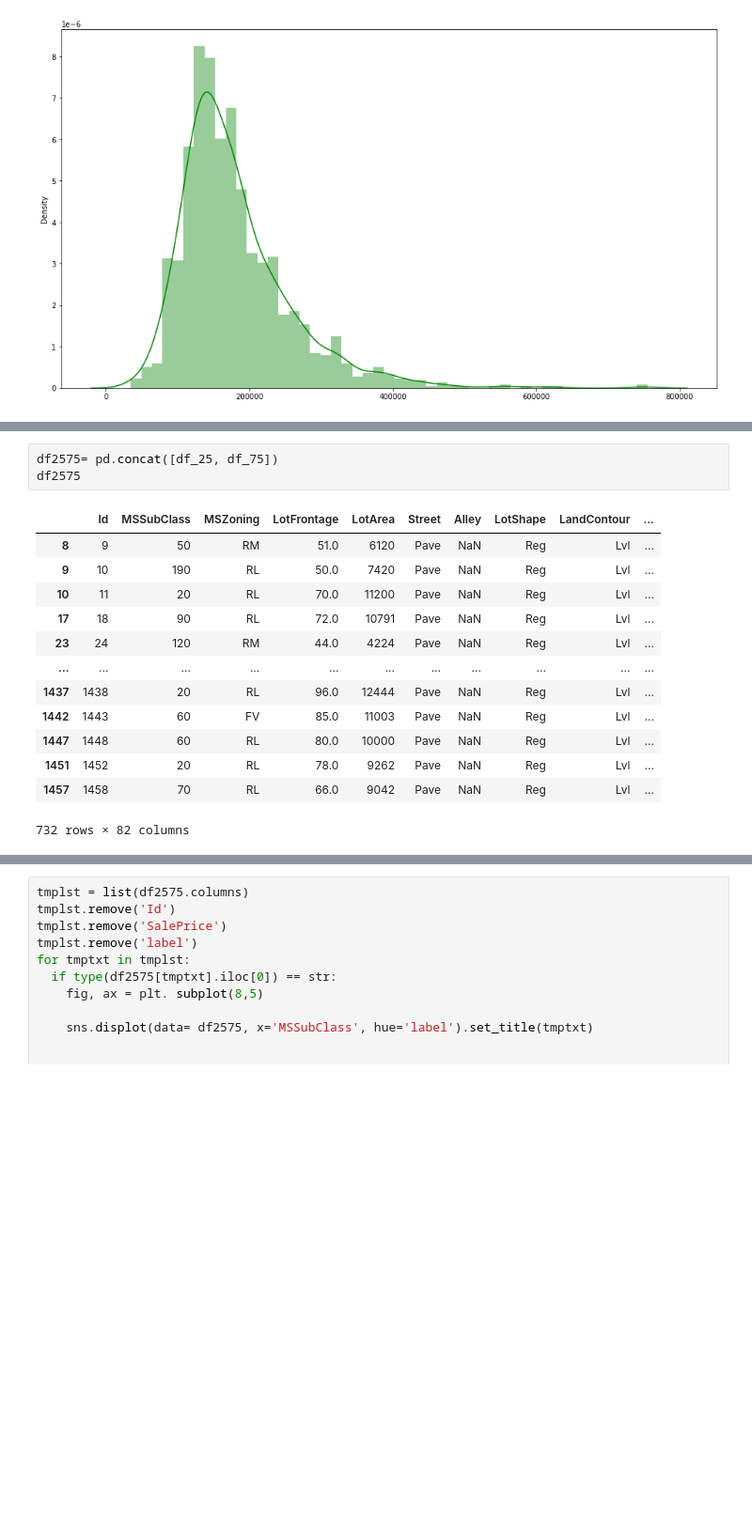
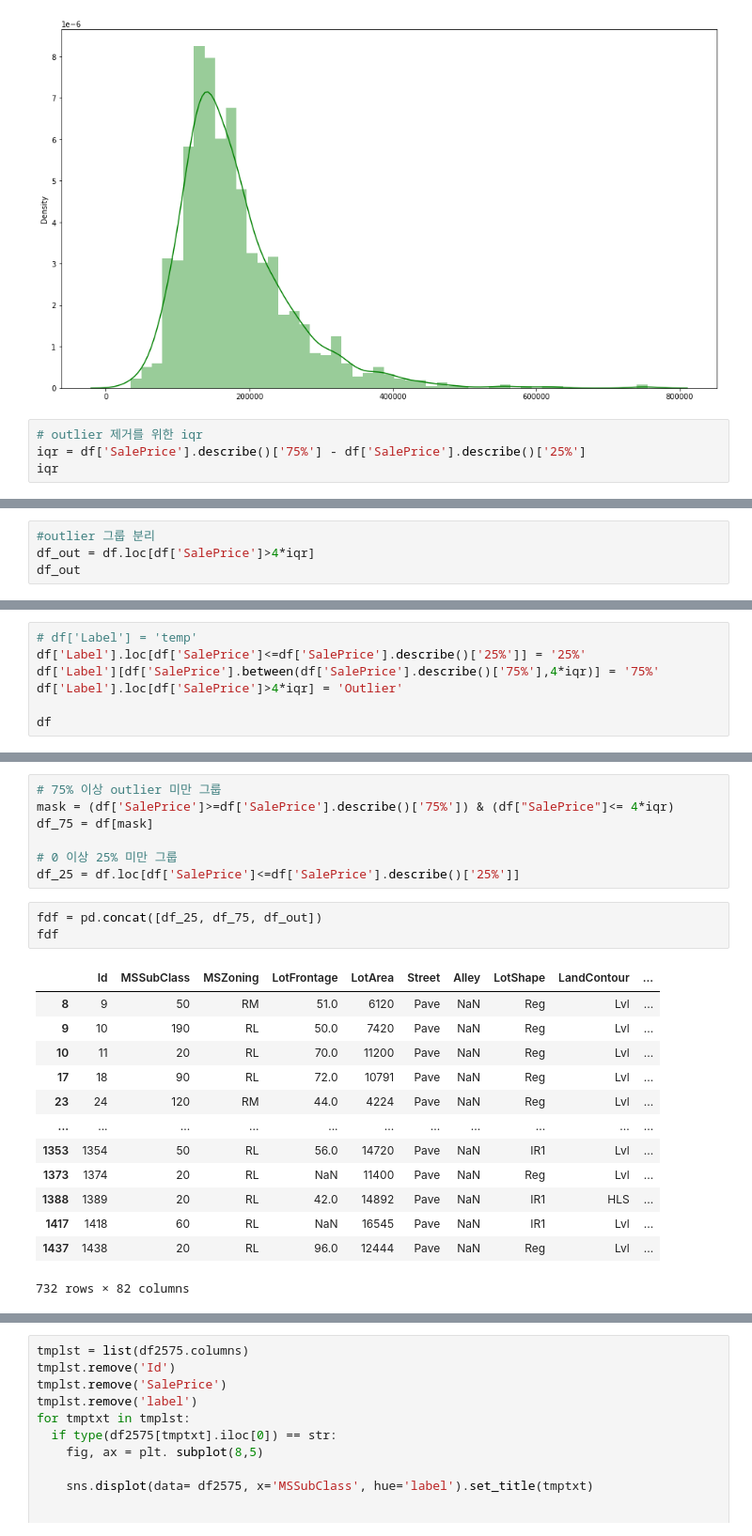
Before and after one commit to csLee94/project_notebook, a Jupyter notebook: Cometo_worksheet.ipynb, the cells around one changed output, grey strips where cells are left out. Shown at 94% size. Drawn from its saved outputs; the diff is of its cells as text; blank space fills up the shorter version.

```diff
--- a/Cometo_worksheet.ipynb
+++ b/Cometo_worksheet.ipynb
@@ -137,3 +249,7 @@ sns.distplot(x=df['SalePrice'], color='green')
 # %% [output]
 <matplotlib.axes._subplots.AxesSubplot at 0x...>
 [figure]
+# %%
+# outlier 제거를 위한 iqr
+iqr = df['SalePrice'].describe()['75%'] - df['SalePrice'].describe()['25%']
+iqr
@@ -139,0 +287,4 @@ sns.distplot(x=df['SalePrice'], color='green')
+# %%
+#outlier 그룹 분리
+df_out = df.loc[df['SalePrice']>4*iqr]
+df_out
@@ -139,0 +305,7 @@ sns.distplot(x=df['SalePrice'], color='green')
+# %%
+# df['Label'] = 'temp'
+df['Label'].loc[df['SalePrice']<=df['SalePrice'].describe()['25%']] = '25%'
+df['Label'][df['SalePrice'].between(df['SalePrice'].describe()['75%'],4*iqr)] = '75%'
+df['Label'].loc[df['SalePrice']>4*iqr] = 'Outlier'
+
+df
@@ -156,17 +362,24 @@ See the caveats in the documentation: https://pandas.pydata.org/pandas-docs/stab
+# %%
+# 75% 이상 outlier 미만 그룹
+mask = (df['SalePrice']>=df['SalePrice'].describe()['75%']) & (df["SalePrice"]<= 4*iqr)
+df_75 = df[mask]
+
+# 0 이상 25% 미만 그룹
+df_25 = df.loc[df['SalePrice']<=df['SalePrice'].describe()['25%']]
 # %%
-df2575= pd.concat([df_25, df_75])
-df2575
+fdf = pd.concat([df_25, df_75, df_out])
+fdf
 # %% [output]
 |  | Id | MSSubClass | MSZoning | LotFrontage | LotArea | Street | Alley | LotShape | LandContour | ... |
 | 8 | 9 | 50 | RM | 51.0 | 6120 | Pave | NaN | Reg | Lvl | ... |
 | 9 | 10 | 190 | RL | 50.0 | 7420 | Pave | NaN | Reg | Lvl | ... |
 | 10 | 11 | 20 | RL | 70.0 | 11200 | Pave | NaN | Reg | Lvl | ... |
 | 17 | 18 | 90 | RL | 72.0 | 10791 | Pave | NaN | Reg | Lvl | ... |
 | 23 | 24 | 120 | RM | 44.0 | 4224 | Pave | NaN | Reg | Lvl | ... |
 | ... | ... | ... | ... | ... | ... | ... | ... | ... | ... | ... |
+| 1353 | 1354 | 50 | RL | 56.0 | 14720 | Pave | NaN | IR1 | Lvl | ... |
+| 1373 | 1374 | 20 | RL | NaN | 11400 | Pave | NaN | Reg | Lvl | ... |
+| 1388 | 1389 | 20 | RL | 42.0 | 14892 | Pave | NaN | IR1 | HLS | ... |
+| 1417 | 1418 | 60 | RL | NaN | 16545 | Pave | NaN | IR1 | Lvl | ... |
 | 1437 | 1438 | 20 | RL | 96.0 | 12444 | Pave | NaN | Reg | Lvl | ... |
-| 1442 | 1443 | 60 | FV | 85.0 | 11003 | Pave | NaN | Reg | Lvl | ... |
-| 1447 | 1448 | 60 | RL | 80.0 | 10000 | Pave | NaN | Reg | Lvl | ... |
-| 1451 | 1452 | 20 | RL | 78.0 | 9262 | Pave | NaN | Reg | Lvl | ... |
-| 1457 | 1458 | 70 | RL | 66.0 | 9042 | Pave | NaN | Reg | Lvl | ... |
 732 rows × 82 columns
```
Also changed, not shown: parts of 41 cells of this notebook.
